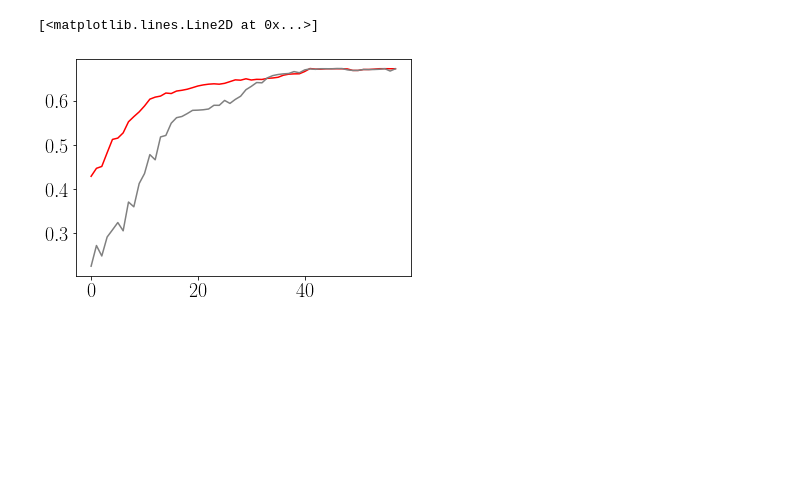
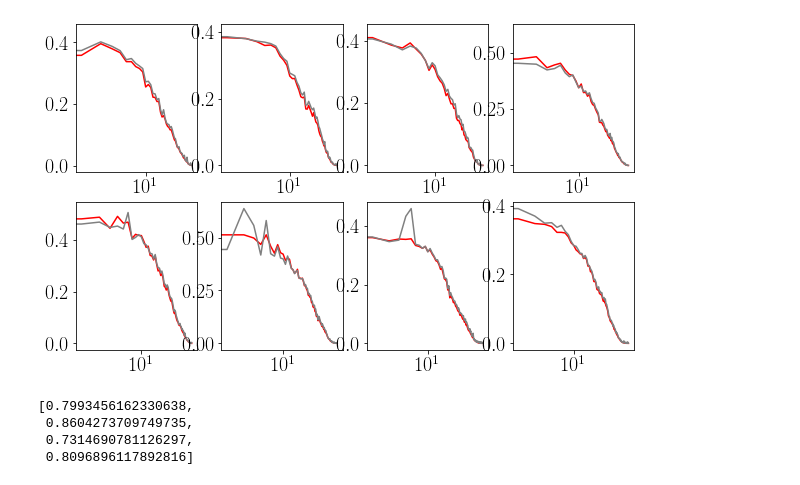
Before and after one commit to pssachdeva/uoi_neuroscience, a Jupyter notebook: cur/plot_cur_w_kalman.ipynb, the cells around one changed output. Drawn from its saved outputs; the diff is of its cells as text; code cells hidden in the pictures; blank space fills up the shorter version.

```diff
--- a/cur/plot_cur_w_kalman.ipynb
+++ b/cur/plot_cur_w_kalman.ipynb
@@ -10,7 +8,4 @@ monkey = 'indy_20160411_01'
 # %%
-results_path = os.path.join(os.environ['HOME'], 'fits/uoineuro/cur/' + monkey + '.h5')
+results_base = os.path.join(os.environ['HOME'], 'fits/uoineuro/cur')
+monkeys = [os.path.join(results_base, file) for file in os.listdir(results_base)]
+monkeys.sort()
-# %%
-results = h5py.File(results_path, 'r')
-# %%
-uoi_reconstructions = results['uoi/reconstructions'][:]
-css_reconstructions = results['css/reconstructions'][:]
@@ -35,6 +12,20 @@ plt.plot(np.mean(css_kalman_scores, axis=0)[:, 1], color='gray')
-# %%
-plt.plot(np.mean(uoi_linear_scores, axis=0)[:, 1], color='r')
-plt.plot(np.mean(css_linear_scores, axis=0)[:, 1], color='gray')
-# %% [output]
-[<matplotlib.lines.Line2D at 0x...>]
-[figure, removed]
+# %%
+fig, axes = plt.subplots(2, 4, figsize=(10, 6))
+
+for idx, ax in enumerate(axes.ravel()):
+    results = h5py.File(monkeys[idx], 'r')
+    uoi_reconstructions = results['uoi/reconstructions'][0]
+    css_reconstructions = results['css/reconstructions'][0]
+
+    ax.plot(uoi_reconstructions, color='red')
+    ax.plot(css_reconstructions, color='gray')
+    ax.set_xscale('log')
+# %% [output]
+[figure, added]
+# %%
+list(results['base_scores'])
+# %% [output]
+[0.7993456162330638,
+ 0.8604273709749735,
+ 0.7314690781126297,
+ 0.8096896117892816]
```
Also changed, not shown: parts of 8 cells of this notebook, 6 other files.
